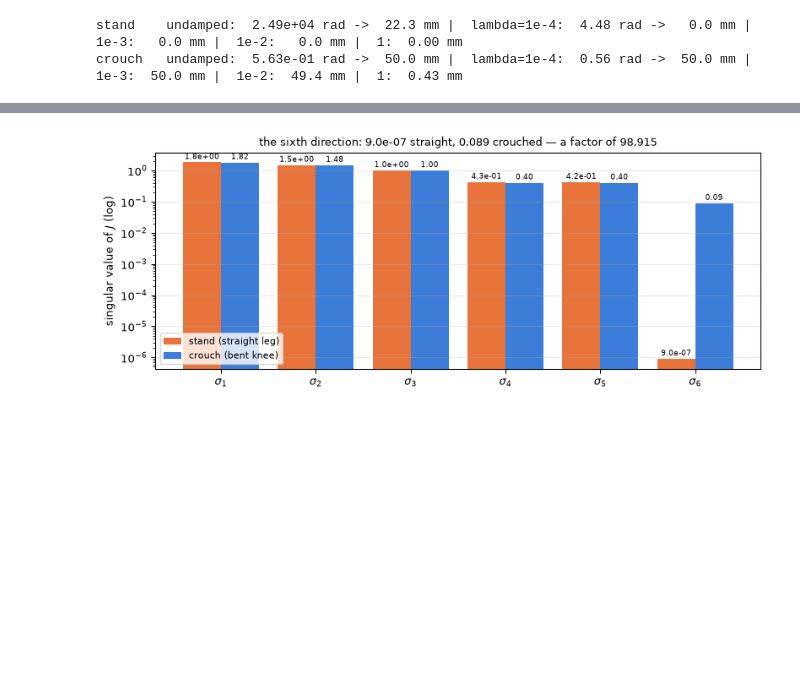
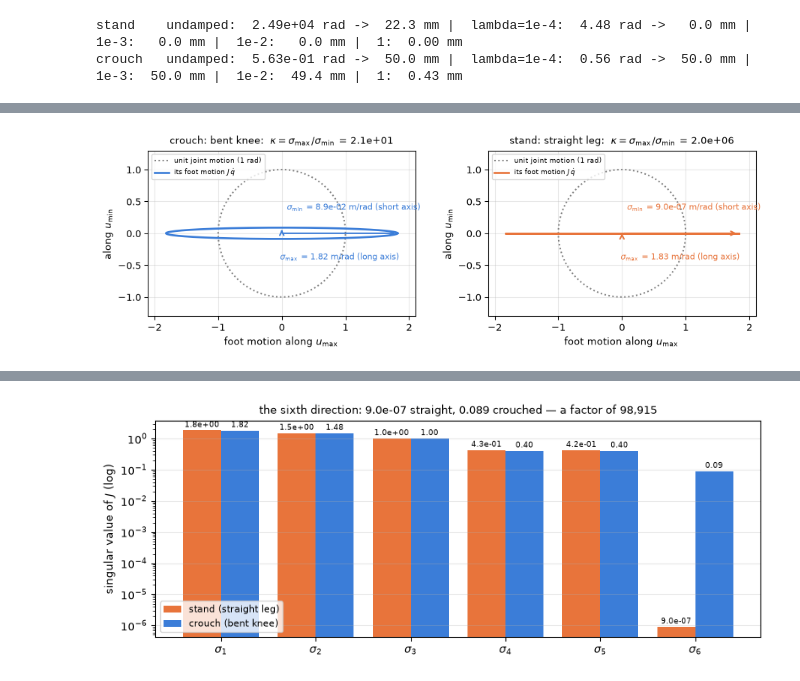
Before and after one commit to gnoejh/soc4180, a Jupyter notebook: weeks/03-inverse-kinematics/lab.ipynb, the cells around one changed output, grey strips where cells are left out. Drawn from its saved outputs; the diff is of its cells as text; code cells hidden in the pictures; blank space fills up the shorter version.

```diff
--- a/weeks/03-inverse-kinematics/lab.ipynb
+++ b/weeks/03-inverse-kinematics/lab.ipynb
@@ -600,8 +600,12 @@ Those numbers are not a quirk of the example. The `stand` keyframe has
 # %%
 print("stand pose:", np.round(data.qpos[kin.leg_qpos_indices(model, "left")], 4))
 sv = np.linalg.svd(J, compute_uv=False)
-print(f"singular values      : {np.round(sv, 5)}")
-print(f"smallest             : {sv[-1]:.2e}   <- effectively zero")
-print(f"condition number     : {sv[0]/sv[-1]:.3e}")
+sv_crouch = np.linalg.svd(J_crouch, compute_uv=False)
+print(f"singular values, stand : {np.round(sv, 5)}")
+print(f"smallest               : {sv[-1]:.2e}   <- effectively zero")
+for name, s_ in (("stand", sv), ("crouch", sv_crouch)):
+    kappa = s_[0] / s_[-1]
+    print(f"condition number {name:6} : sigma_max/sigma_min = {s_[0]:.3f} / {s_[-1]:.2e} "
+          f"= {kappa:.2e}   (log10 = {np.log10(kappa):.1f} digits lost)")
 # %% [output]
 stand pose: [0. 0. 0. 0. 0. 0.]
@@ -618,0 +651,23 @@ iteration helps — the information simply is not there.
+# %%
+fig, axes = plt.subplots(1, 2, figsize=(9.6, 3.5))
+t = np.linspace(0, 2 * np.pi, 400)
+for ax, (name, Jp, col) in zip(axes, (("crouch: bent knee", J_crouch, "#3b7dd8"),
+                                       ("stand: straight leg", J, "#e8743b"))):
+    U, sig, Vt = np.linalg.svd(Jp)
+    # every unit joint motion in the plane of the best and worst joint directions ...
+    Q = np.outer(Vt[0], np.cos(t)) + np.outer(Vt[-1], np.sin(t))       # 6 x 400, |q| = 1
+    X = Jp @ Q                                                          # ... and its foot motion
+    a, b = U[:, 0] @ X, U[:, -1] @ X                                    # read along u_max, u_min
+    ax.plot(np.cos(t), np.sin(t), ":", color="0.5", label="unit joint motion (1 rad)")
+    ax.plot(a, b, lw=2, color=col, label=r"its foot motion $J\,\dot q$")
+    ax.annotate("", (sig[0], 0), (0, 0), arrowprops=dict(arrowstyle="->", color=col, lw=1.5))
+    ax.annotate("", (0, sig[-1]), (0, 0), arrowprops=dict(arrowstyle="->", color=col, lw=1.5))
+    ax.text(sig[0] / 2, -0.42, r"$\sigma_{\max}$ = " + f"{sig[0]:.2f} m/rad (long axis)", ha="center", fontsize=8, color=col)
+    ax.text(0.08, 0.36, r"$\sigma_{\min}$ = " + f"{sig[-1]:.1e} m/rad (short axis)", fontsize=8, color=col)
+    ax.set_aspect("equal"); ax.set_xlim(-2.1, 2.1); ax.set_ylim(-1.3, 1.3)
+    ax.set_title(name + r":  $\kappa = \sigma_{\max}/\sigma_{\min}$ = " + f"{sig[0] / sig[-1]:.1e}", fontsize=10)
+    ax.set_xlabel(r"foot motion along $u_{\max}$"); ax.set_ylabel(r"along $u_{\min}$")
+    ax.legend(fontsize=7, loc="upper left"); ax.grid(alpha=0.3)
+fig.tight_layout(); plt.show()
+# %% [output]
+[figure, added]
```
Also changed, not shown: parts of 6 cells of this notebook, 1 other file.
